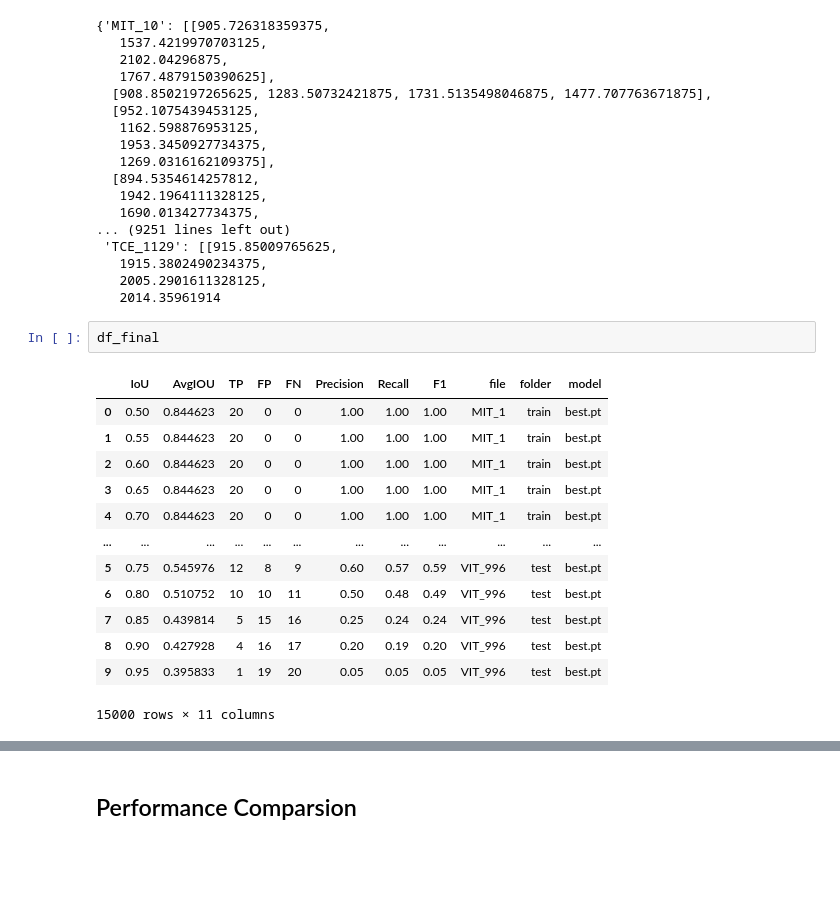
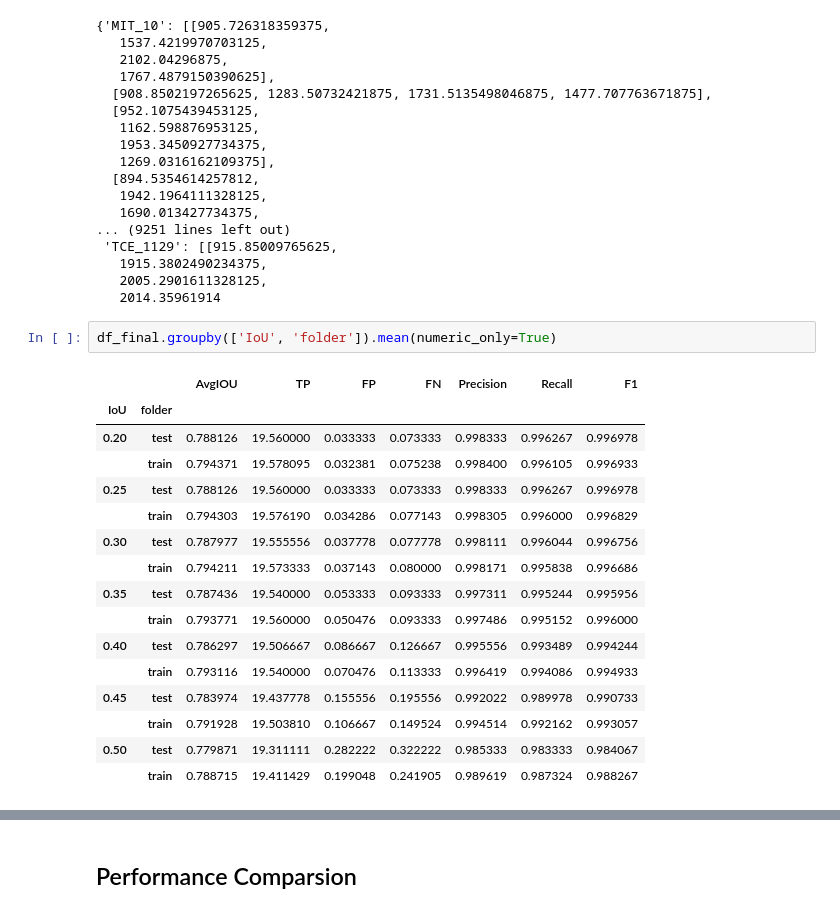
Before and after one commit to sathishkumartheta/tokenwise-dehado-ai, a Jupyter notebook: notebooks/Playground_Muthu.ipynb, the cells around one changed output, grey strips where cells are left out. Cells and saved outputs as stored; diff of their text form; blank space fills up the shorter version.

```diff
--- a/notebooks/Playground_Muthu.ipynb
+++ b/notebooks/Playground_Muthu.ipynb
@@ -260,22 +264,25 @@ gt_dict =
    1915.3802490234375,
    2005.2901611328125,
    2014.35961914
-# %%
-df_final
-# %% [output]
-|  | IoU | AvgIOU | TP | FP | FN | Precision | Recall | F1 | file | folder | model |
-| 0 | 0.50 | 0.844623 | 20 | 0 | 0 | 1.00 | 1.00 | 1.00 | MIT_1 | train | best.pt |
-| 1 | 0.55 | 0.844623 | 20 | 0 | 0 | 1.00 | 1.00 | 1.00 | MIT_1 | train | best.pt |
-| 2 | 0.60 | 0.844623 | 20 | 0 | 0 | 1.00 | 1.00 | 1.00 | MIT_1 | train | best.pt |
-| 3 | 0.65 | 0.844623 | 20 | 0 | 0 | 1.00 | 1.00 | 1.00 | MIT_1 | train | best.pt |
-| 4 | 0.70 | 0.844623 | 20 | 0 | 0 | 1.00 | 1.00 | 1.00 | MIT_1 | train | best.pt |
-| ... | ... | ... | ... | ... | ... | ... | ... | ... | ... | ... | ... |
-| 5 | 0.75 | 0.545976 | 12 | 8 | 9 | 0.60 | 0.57 | 0.59 | VIT_996 | test | best.pt |
-| 6 | 0.80 | 0.510752 | 10 | 10 | 11 | 0.50 | 0.48 | 0.49 | VIT_996 | test | best.pt |
-| 7 | 0.85 | 0.439814 | 5 | 15 | 16 | 0.25 | 0.24 | 0.24 | VIT_996 | test | best.pt |
-| 8 | 0.90 | 0.427928 | 4 | 16 | 17 | 0.20 | 0.19 | 0.20 | VIT_996 | test | best.pt |
-| 9 | 0.95 | 0.395833 | 1 | 19 | 20 | 0.05 | 0.05 | 0.05 | VIT_996 | test | best.pt |
-15000 rows × 11 columns
+# %%
+df_final.groupby(['IoU', 'folder']).mean(numeric_only=True)
+# %% [output]
+|  |  | AvgIOU | TP | FP | FN | Precision | Recall | F1 |
+| IoU | folder |  |  |  |  |  |  |  |
+| 0.20 | test | 0.788126 | 19.560000 | 0.033333 | 0.073333 | 0.998333 | 0.996267 | 0.996978 |
+|  | train | 0.794371 | 19.578095 | 0.032381 | 0.075238 | 0.998400 | 0.996105 | 0.996933 |
+| 0.25 | test | 0.788126 | 19.560000 | 0.033333 | 0.073333 | 0.998333 | 0.996267 | 0.996978 |
+|  | train | 0.794303 | 19.576190 | 0.034286 | 0.077143 | 0.998305 | 0.996000 | 0.996829 |
+| 0.30 | test | 0.787977 | 19.555556 | 0.037778 | 0.077778 | 0.998111 | 0.996044 | 0.996756 |
+|  | train | 0.794211 | 19.573333 | 0.037143 | 0.080000 | 0.998171 | 0.995838 | 0.996686 |
+| 0.35 | test | 0.787436 | 19.540000 | 0.053333 | 0.093333 | 0.997311 | 0.995244 | 0.995956 |
+|  | train | 0.793771 | 19.560000 | 0.050476 | 0.093333 | 0.997486 | 0.995152 | 0.996000 |
+| 0.40 | test | 0.786297 | 19.506667 | 0.086667 | 0.126667 | 0.995556 | 0.993489 | 0.994244 |
+|  | train | 0.793116 | 19.540000 | 0.070476 | 0.113333 | 0.996419 | 0.994086 | 0.994933 |
+| 0.45 | test | 0.783974 | 19.437778 | 0.155556 | 0.195556 | 0.992022 | 0.989978 | 0.990733 |
+|  | train | 0.791928 | 19.503810 | 0.106667 | 0.149524 | 0.994514 | 0.992162 | 0.993057 |
+| 0.50 | test | 0.779871 | 19.311111 | 0.282222 | 0.322222 | 0.985333 | 0.983333 | 0.984067 |
+|  | train | 0.788715 | 19.411429 | 0.199048 | 0.241905 | 0.989619 | 0.987324 | 0.988267 |
 # %%
 df_final = pd.DataFrame()
 
```
Also changed, not shown: parts of 23 cells of this notebook.
